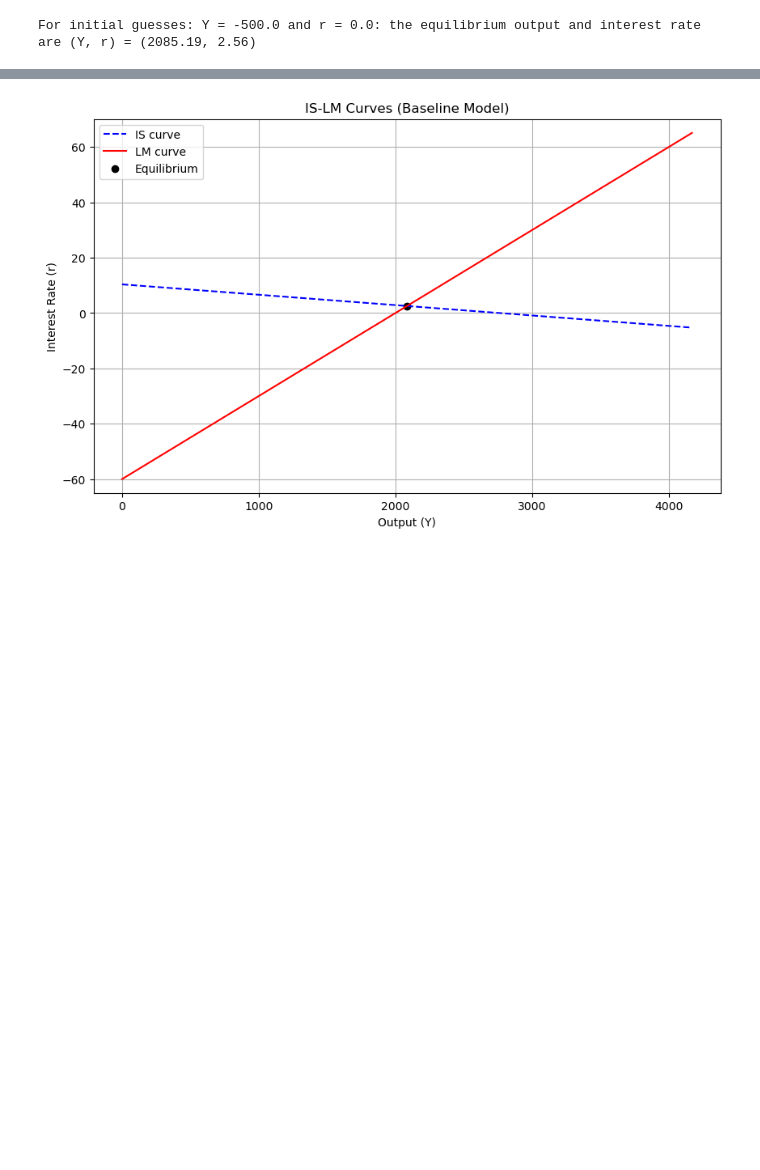
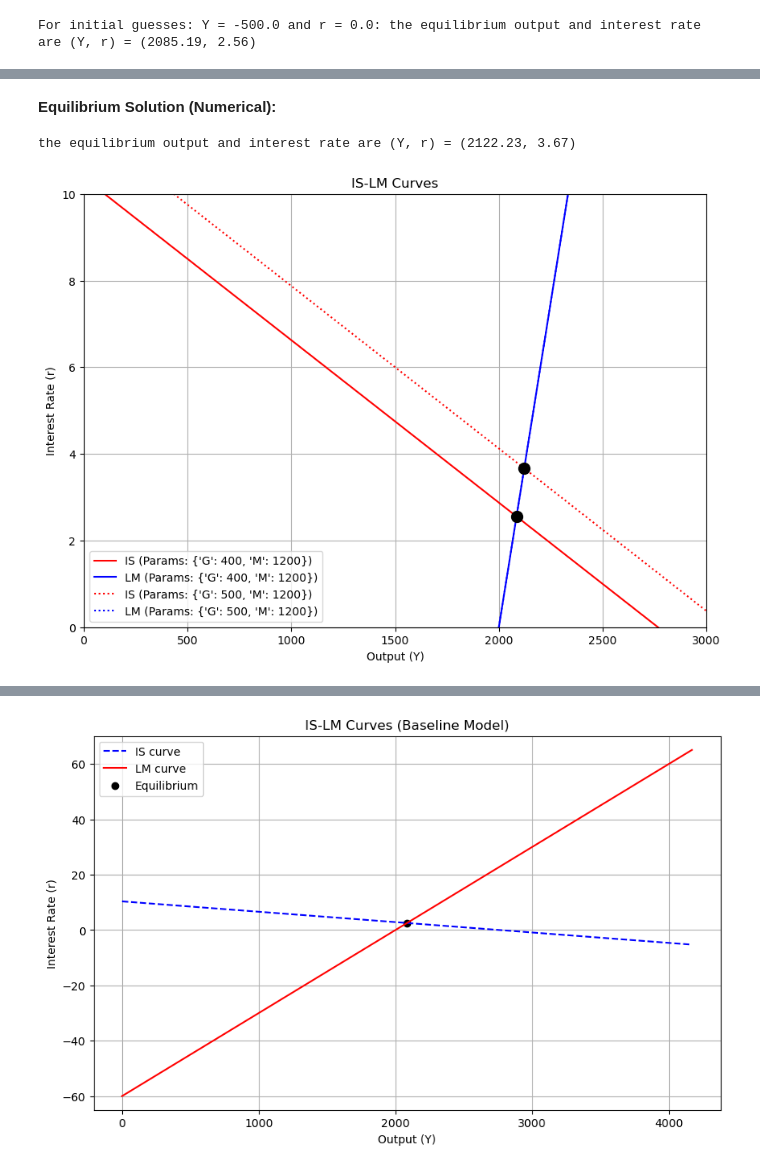
Before and after one commit to NumEconCopenhagen/projects-2024-econtechvets, a Jupyter notebook: modelproject/modelproject.ipynb, the cells around one changed output, grey strips where cells are left out. Drawn from its saved outputs; the diff is of its cells as text; code cells hidden in the pictures; blank space fills up the shorter version.

```diff
--- a/modelproject/modelproject.ipynb
+++ b/modelproject/modelproject.ipynb
@@ -124,0 +128,15 @@ We notice the results for the numerical solution to be identical to the analytic
+# %%
+#Calculate the equilibrium for a different set of parameters
+numerical_model.par.G = 500  # Set new value for Government spending
+numerical_model.solve_IS_LM_numerically(initial_guess=[2000, 0.01])
+numerical_model.print_solution_2()
+
+#Plot the IS and LM curves for the new set of parameters
+params1 = {'G': 400, 'M': 1200}
+params2 = {'G': 500, 'M': 1200}  # Corrected to have unique G and M values
+
+numerical_model.plot_curves((0, 3000), (0, 10), params1, params2)
+# %% [output]
+Equilibrium Solution (Numerical):
+the equilibrium output and interest rate are (Y, r) = (2122.23, 3.67)
+[figure, added]
```
Also changed, not shown: parts of 17 cells of this notebook, 1 other file.
